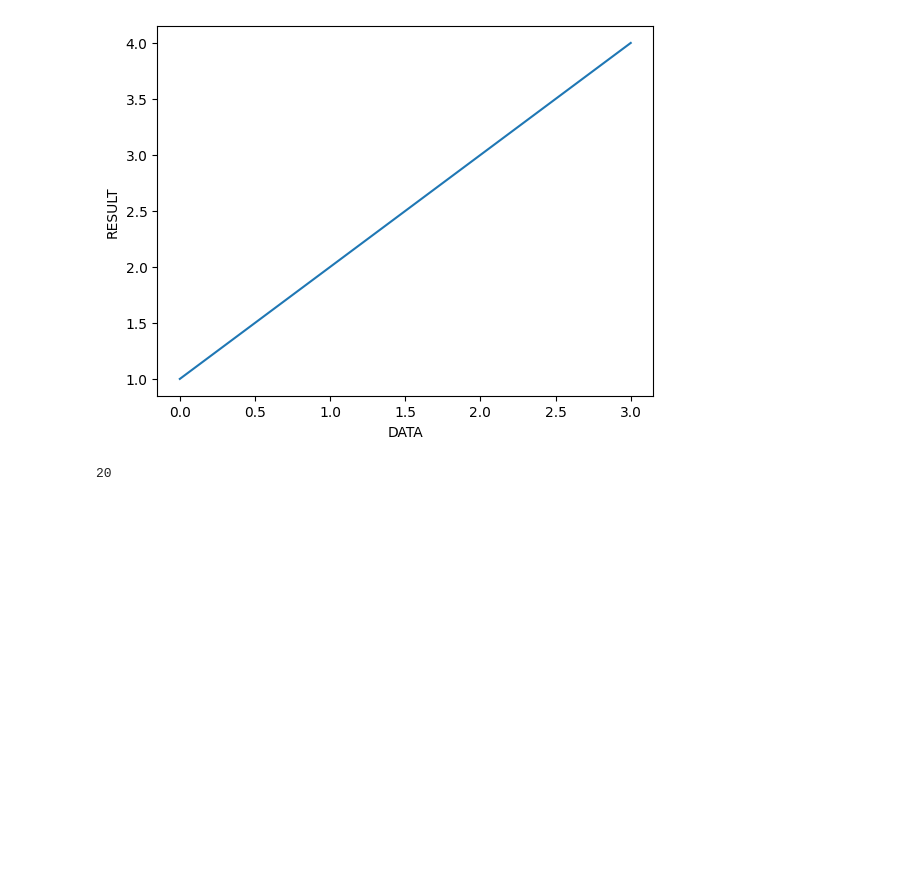
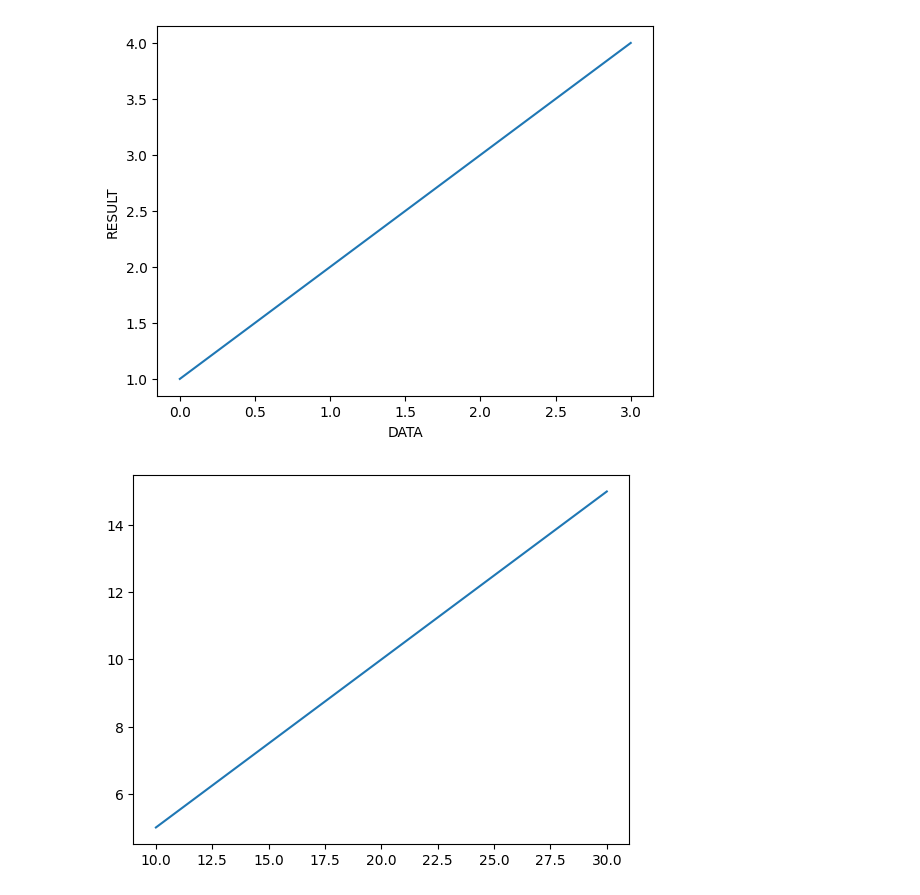
Before and after one commit to GGoneng/AI-Study-Log, a Jupyter notebook: EX_PANDAS06/DAY_07/ex_matplot_line.ipynb, the cells around one changed output. Cells and saved outputs as stored; diff of their text form; code cells hidden in the pictures; blank space fills up the shorter version.

```diff
--- a/EX_PANDAS06/DAY_07/ex_matplot_line.ipynb
+++ b/EX_PANDAS06/DAY_07/ex_matplot_line.ipynb
@@ -19,5 +18,7 @@ a, b = 10, 20
-# %%
-a
-b
-# %% [output]
-20
+# %%
+# [2] 그래프 그리기 - Line(선) 그래프
+# plot(X축 데이터, y축 데이터)
+plt.plot([10, 20, 30], [5, 10, 15])
+plt.show()
+# %% [output]
+[figure, added]
```
Also changed, not shown: parts of 8 cells of this notebook, 8 other files.
